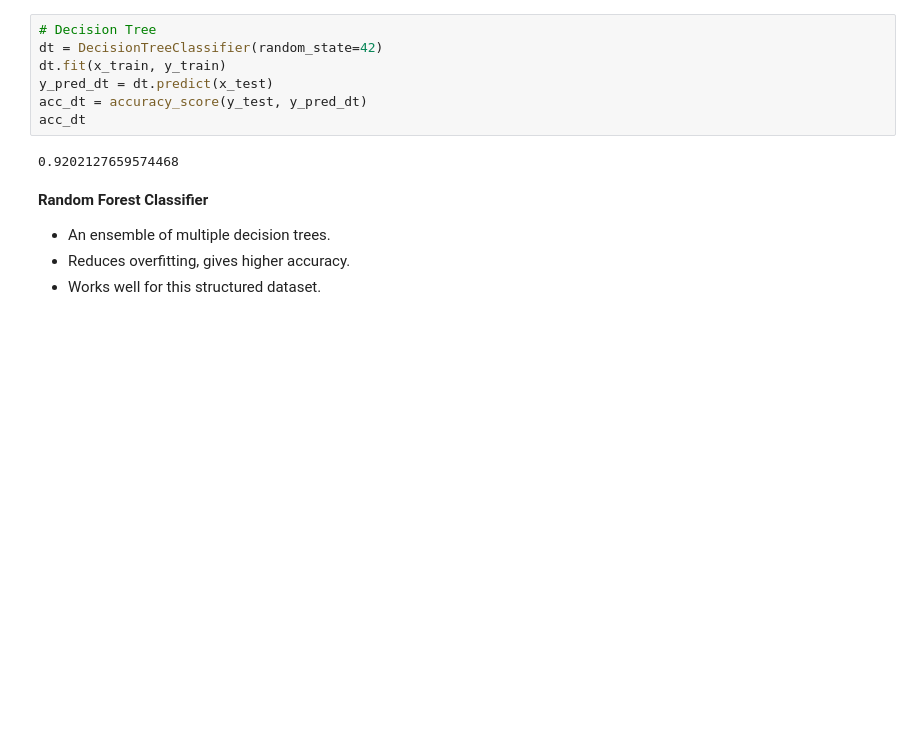
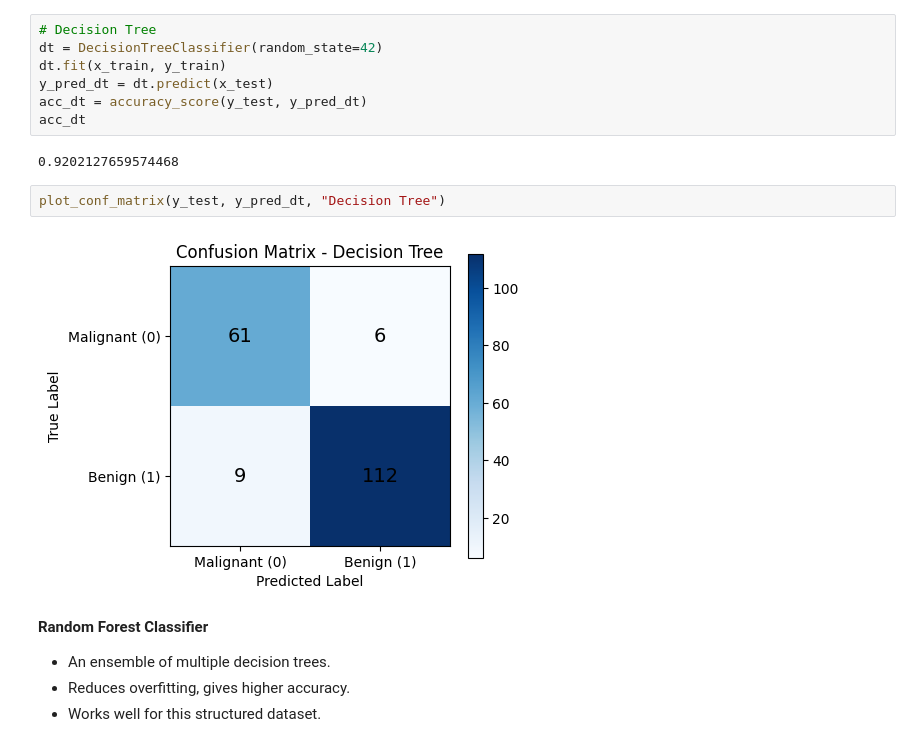
Before and after one commit to rishitharaj/Classification-Algorithms-Model-Building, a Jupyter notebook: Classification_Algorithms_Model_Building.ipynb, the cells around one changed output. Cells and saved outputs as stored; diff of their text form; blank space fills up the shorter version.

```diff
--- a/Classification_Algorithms_Model_Building.ipynb
+++ b/Classification_Algorithms_Model_Building.ipynb
@@ -133,6 +168,10 @@ acc_dt = accuracy_score(y_test, y_pred_dt)
 acc_dt
 # %% [output]
 0.9202127659574468
+# %%
+plot_conf_matrix(y_test, y_pred_dt, "Decision Tree")
+# %% [output]
+[figure, added]
 # %% [markdown]
 **Random Forest Classifier**
 - An ensemble of multiple decision trees.
```
Also changed, not shown: parts of 13 cells of this notebook.
